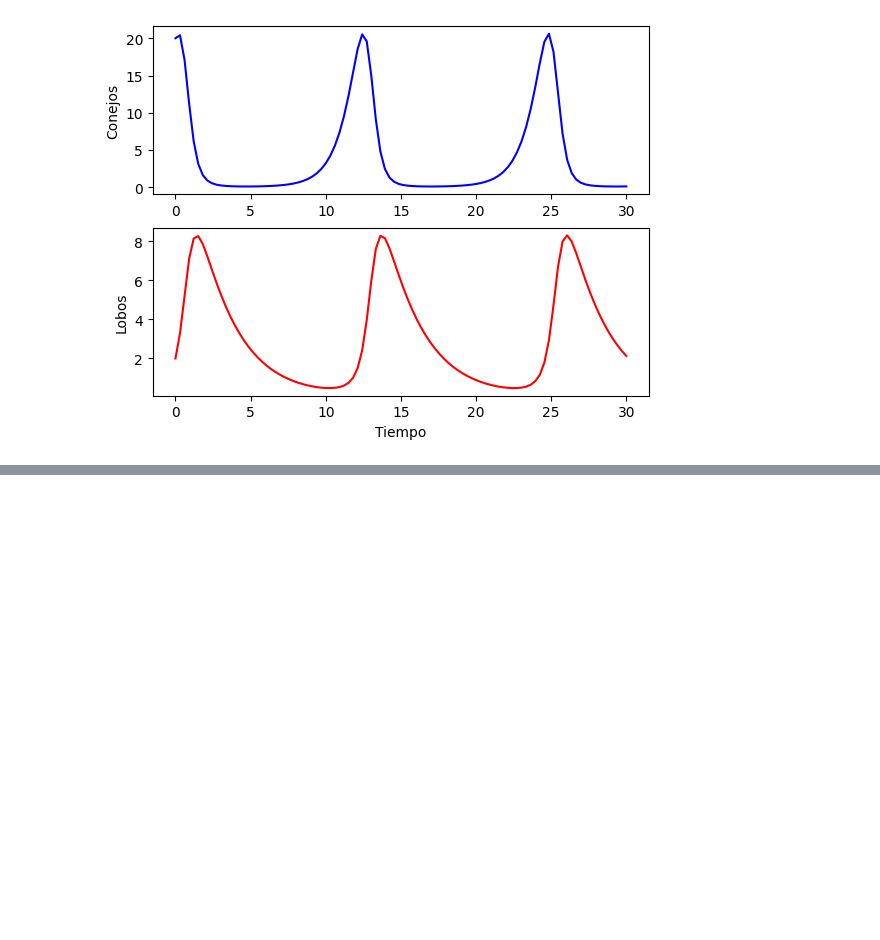
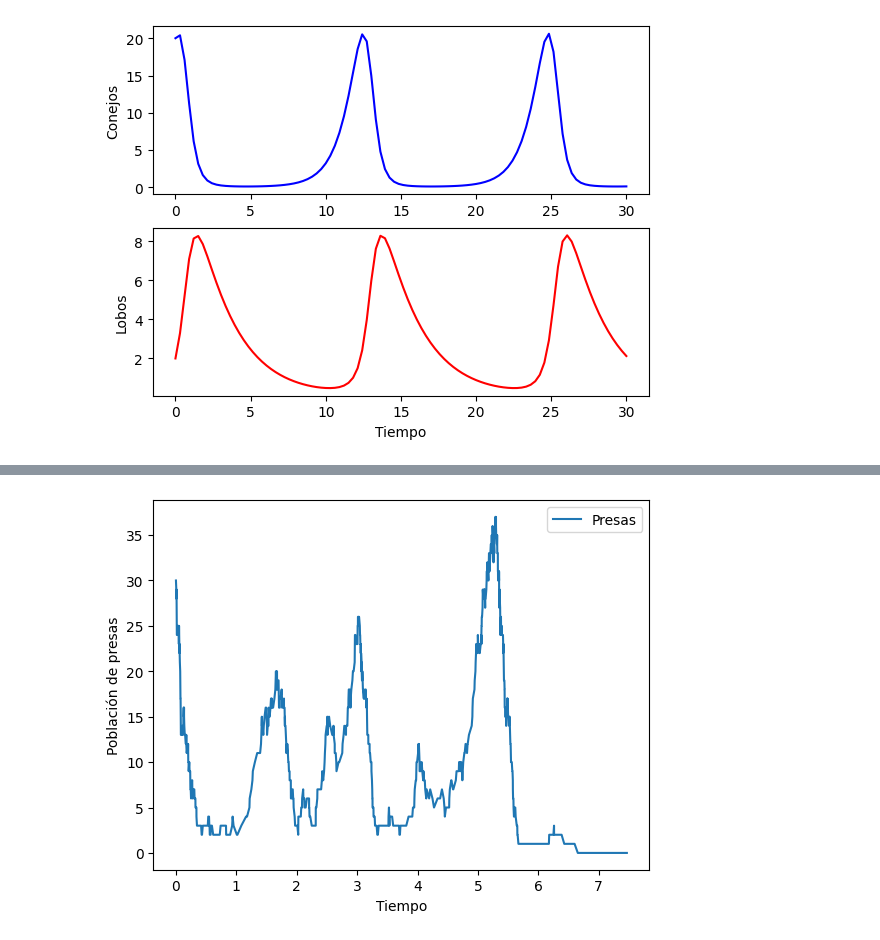
Before and after one commit to ZahibVentura/M-todos-de-Optimizaci-n-, a Jupyter notebook: Lotk_Volterra.ipynb, the cells around one changed output, grey strips where cells are left out. Saved outputs shown, nothing was run; the diff lists cells and outputs as text; code cells hidden in the pictures; blank space fills up the shorter version.

```diff
--- a/Lotk_Volterra.ipynb
+++ b/Lotk_Volterra.ipynb
@@ -44,0 +416,9 @@ plt.show()
+# %%
+# Gráfica de Presas respecto al tiempo
+plt.plot(listaTiempo,listaP1,label="Presas")
+plt.xlabel("Tiempo")
+plt.ylabel("Población de presas")
+plt.legend()
+plt.show()
+# %% [output]
+[figure, added]
```
Also changed, not shown: parts of 17 cells of this notebook.
